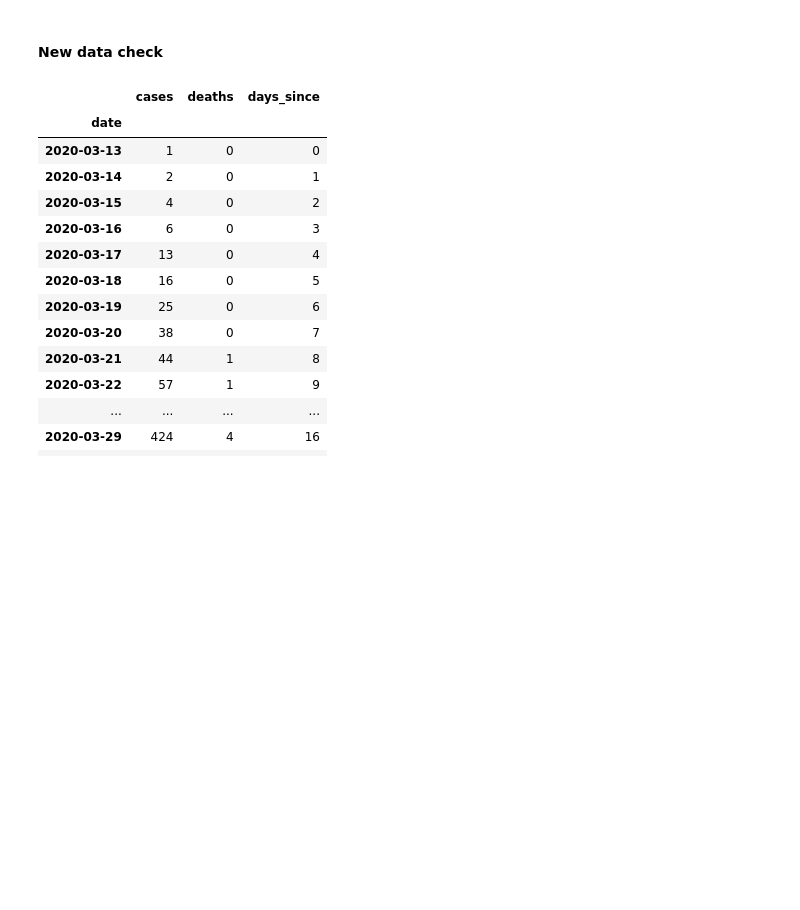
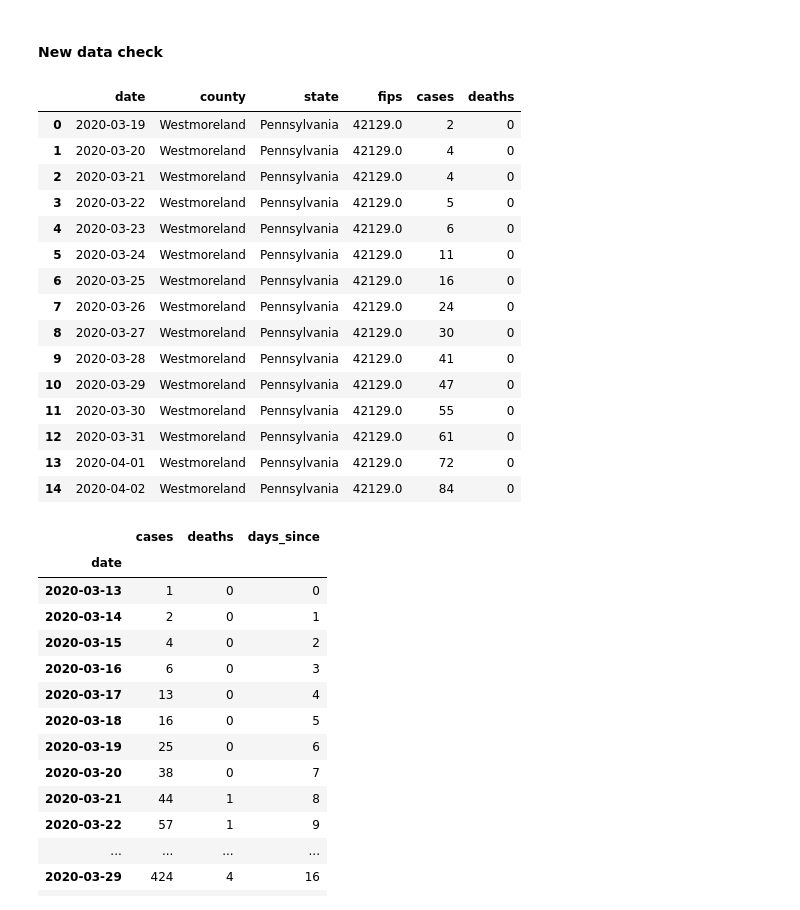
Before and after one commit to sawyerap/PythonDataViz, a Jupyter notebook: nyt_data.ipynb, the cells around one changed output. Drawn from its saved outputs; the diff is of its cells as text; code cells hidden in the pictures; blank space fills up the shorter version.

```diff
--- a/nyt_data.ipynb
+++ b/nyt_data.ipynb
@@ -165,6 +165,27 @@ near_pgh_summary2.sort_index(inplace=True)
 basedate = pd.Timestamp('2020-03-13')
 # %%
 near_pgh_summary2['days_since'] = (near_pgh_summary2.index - basedate).days
+# %%
+westmore = pa_only2[pa_only2['county'].isin(['Westmoreland'])].reset_index(drop=True)
+# %%
+westmore
+# %% [output]
+|  | date | county | state | fips | cases | deaths |
+| 0 | 2020-03-19 | Westmoreland | Pennsylvania | 42129.0 | 2 | 0 |
+| 1 | 2020-03-20 | Westmoreland | Pennsylvania | 42129.0 | 4 | 0 |
+| 2 | 2020-03-21 | Westmoreland | Pennsylvania | 42129.0 | 4 | 0 |
+| 3 | 2020-03-22 | Westmoreland | Pennsylvania | 42129.0 | 5 | 0 |
+| 4 | 2020-03-23 | Westmoreland | Pennsylvania | 42129.0 | 6 | 0 |
+| 5 | 2020-03-24 | Westmoreland | Pennsylvania | 42129.0 | 11 | 0 |
+| 6 | 2020-03-25 | Westmoreland | Pennsylvania | 42129.0 | 16 | 0 |
+| 7 | 2020-03-26 | Westmoreland | Pennsylvania | 42129.0 | 24 | 0 |
+| 8 | 2020-03-27 | Westmoreland | Pennsylvania | 42129.0 | 30 | 0 |
+| 9 | 2020-03-28 | Westmoreland | Pennsylvania | 42129.0 | 41 | 0 |
+| 10 | 2020-03-29 | Westmoreland | Pennsylvania | 42129.0 | 47 | 0 |
+| 11 | 2020-03-30 | Westmoreland | Pennsylvania | 42129.0 | 55 | 0 |
+| 12 | 2020-03-31 | Westmoreland | Pennsylvania | 42129.0 | 61 | 0 |
+| 13 | 2020-04-01 | Westmoreland | Pennsylvania | 42129.0 | 72 | 0 |
+| 14 | 2020-04-02 | Westmoreland | Pennsylvania | 42129.0 | 84 | 0 |
 # %%
 near_pgh_summary2
 # %% [output]
```
Also changed, not shown: parts of 3 cells of this notebook.
